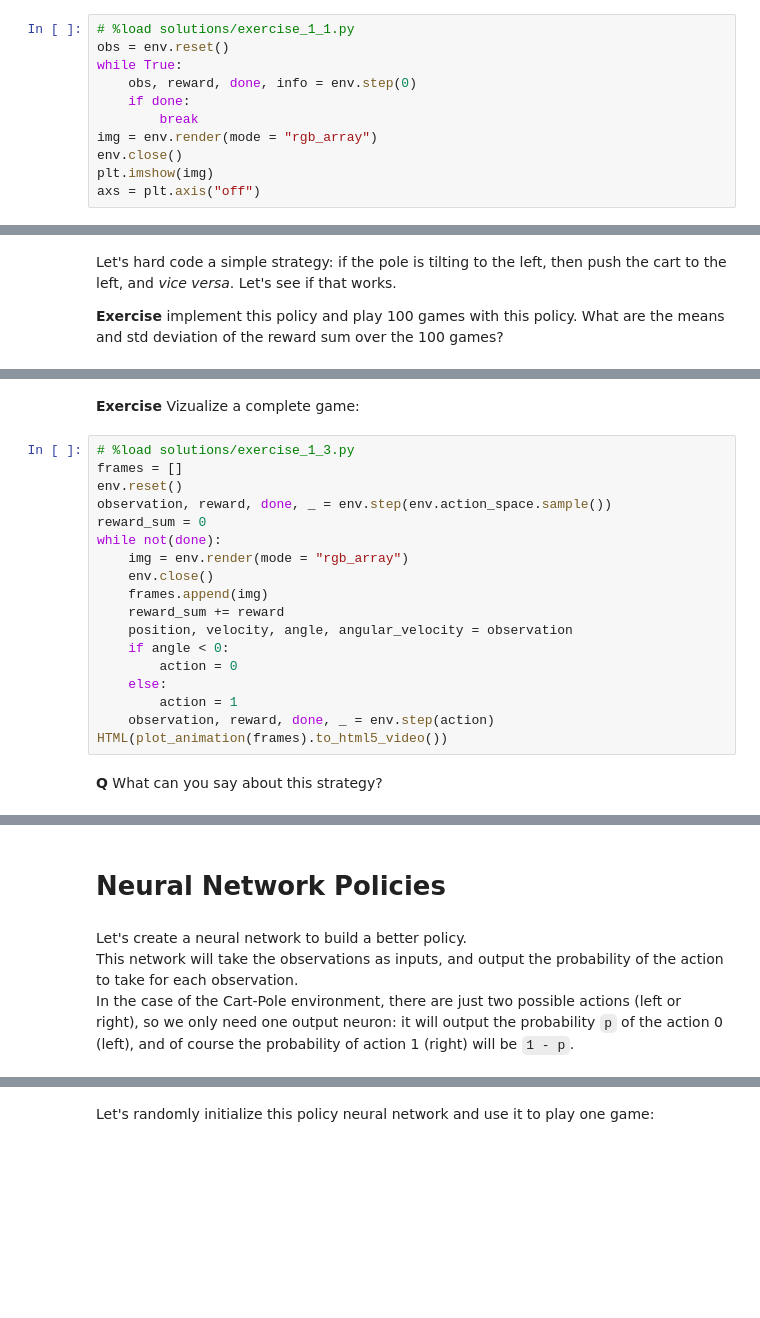
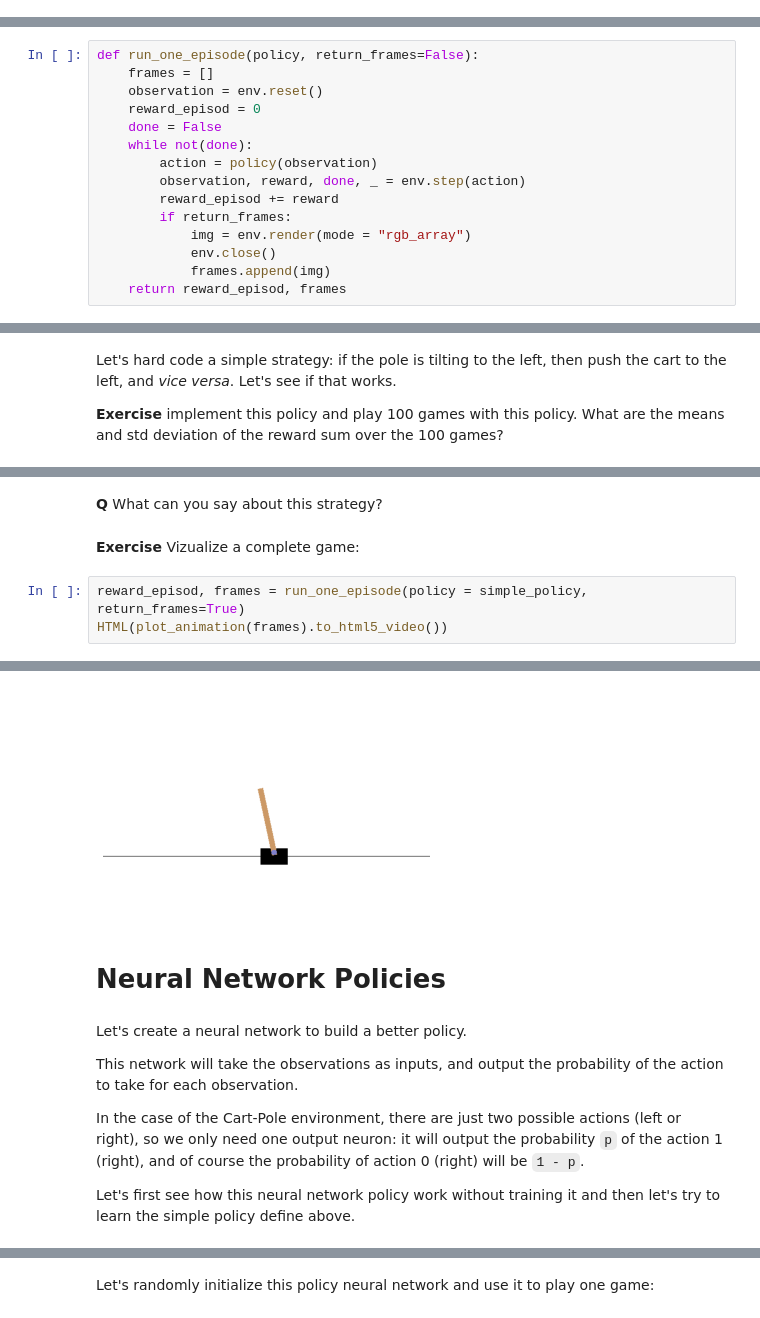
Before and after one commit to wikistat/AI-Frameworks, a Jupyter notebook: IntroductionDeepReinforcementLearning/Policy_Gradient.ipynb, the cells around one changed output, grey strips where cells are left out. Saved outputs shown, nothing was run; the diff lists cells and outputs as text; blank space fills up the shorter version.

Commit message:
WIP TP policy gradient

```diff
--- a/IntroductionDeepReinforcementLearning/Policy_Gradient.ipynb
+++ b/IntroductionDeepReinforcementLearning/Policy_Gradient.ipynb
@@ -146,11 +132,0 @@ env.action_space
-# %%
-# %load solutions/exercise_1_1.py
-obs = env.reset()
-while True:
-    obs, reward, done, info = env.step(0)
-    if done:
-        break
-img = env.render(mode = "rgb_array")
-env.close()
-plt.imshow(img)
-axs = plt.axis("off")
@@ -160,0 +143,15 @@ How can we make the poll remain upright? We will need to define a _policy_ for t
+# %%
+def run_one_episode(policy, return_frames=False):
+    frames = []
+    observation = env.reset()
+    reward_episod = 0
+    done = False
+    while not(done):
+        action = policy(observation)
+        observation, reward, done, _ = env.step(action)
+        reward_episod += reward
+        if return_frames:
+            img = env.render(mode = "rgb_array")
+            env.close()
+            frames.append(img)
+    return reward_episod, frames
@@ -233,22 +218,8 @@ print("Over %d episodes, mean reward: %d, std : %d" %(num_games, np.mean(all_rew
+# %% [markdown]
+**Q** What can you say about this strategy?
 # %% [markdown]
 **Exercise** Vizualize a complete game:
-# %%
-# %load solutions/exercise_1_3.py
-frames = []
-env.reset()
-observation, reward, done, _ = env.step(env.action_space.sample())
-reward_sum = 0
-while not(done):
-    img = env.render(mode = "rgb_array")
-    env.close()
-    frames.append(img)
-    reward_sum += reward
-    position, velocity, angle, angular_velocity = observation
-    if angle < 0:
-        action = 0
-    else:
-        action = 1
-    observation, reward, done, _ = env.step(action)
-HTML(plot_animation(frames).to_html5_video())
-# %% [markdown]
-**Q** What can you say about this strategy?
+# %%
+reward_episod, frames = run_one_episode(policy = simple_policy, return_frames=True)
+HTML(plot_animation(frames).to_html5_video())
+# %% [output]
@@ -255,7 +227,12 @@ HTML(plot_animation(frames).to_html5_video())
+[figure, added]
 # %% [markdown]
 # Neural Network Policies
 # %% [markdown]
-Let's create a neural network to build a better policy. <br>
+Let's create a neural network to build a better policy.
+
 This network will take the observations as inputs, and output the probability of the action to take for each observation. <br>
-In the case of the Cart-Pole environment, there are just two possible actions (left or right), so we only need one output neuron: it will output the probability `p` of the action 0 (left), and of course the probability of action 1 (right) will be `1 - p`.
+
+In the case of the Cart-Pole environment, there are just two possible actions (left or right), so we only need one output neuron: it will output the probability `p` of the action 1 (right), and of course the probability of action 0 (right) will be `1 - p`.
+
+Let's first see how this neural network policy work without training it and then let's try to learn the simple policy define above.
 # %% [markdown]
```
Also changed, not shown: parts of 49 cells of this notebook, 8 other files.
